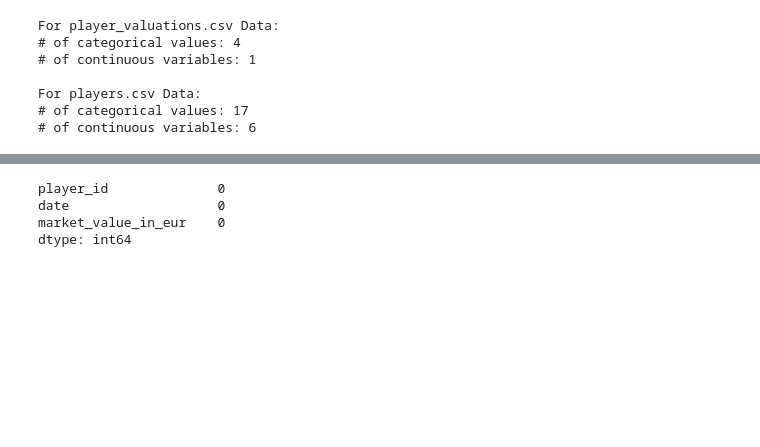
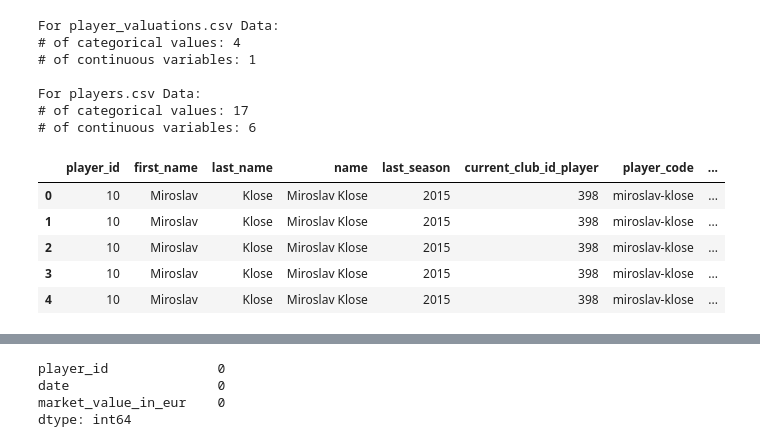
Before and after one commit to ChristianVaikona/comp352-final-project, a Jupyter notebook: Footballer_Market_Evaluation.ipynb, the cells around one changed output, grey strips where cells are left out. Cells and saved outputs as stored; diff of their text form; code cells hidden in the pictures; blank space fills up the shorter version.

Commit message:
merged data + added age feature

```diff
--- a/Footballer_Market_Evaluation.ipynb
+++ b/Footballer_Market_Evaluation.ipynb
@@ -145,3 +145,26 @@ For players.csv Data:
 # Make copies of dfs
 player_valuations_df_copy = player_valuations_df.copy()
 players_df_copy = players_df.copy()
+# %%
+#merging player_valuations to players
+#every row in players will be seen in merged
+#matching rows on player_id
+#left join
+merged_df = players_df_copy.merge(
+    player_valuations_df_copy,
+    on="player_id",
+    how="left",
+    suffixes=("_player", "_valuation") #changing names to better identify
+)
+
+merged_df.shape
+merged_df.head()
+
+#done by zevin
+# %% [output]
+|  | player_id | first_name | last_name | name | last_season | current_club_id_player | player_code | ... |
+| 0 | 10 | Miroslav | Klose | Miroslav Klose | 2015 | 398 | miroslav-klose | ... |
+| 1 | 10 | Miroslav | Klose | Miroslav Klose | 2015 | 398 | miroslav-klose | ... |
+| 2 | 10 | Miroslav | Klose | Miroslav Klose | 2015 | 398 | miroslav-klose | ... |
+| 3 | 10 | Miroslav | Klose | Miroslav Klose | 2015 | 398 | miroslav-klose | ... |
+| 4 | 10 | Miroslav | Klose | Miroslav Klose | 2015 | 398 | miroslav-klose | ... |
```
Also changed, not shown: parts of 6 cells of this notebook.
